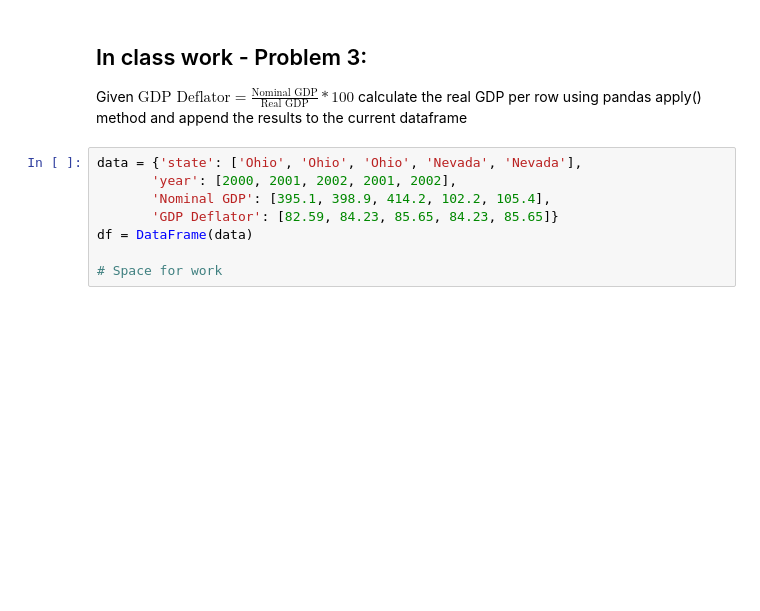
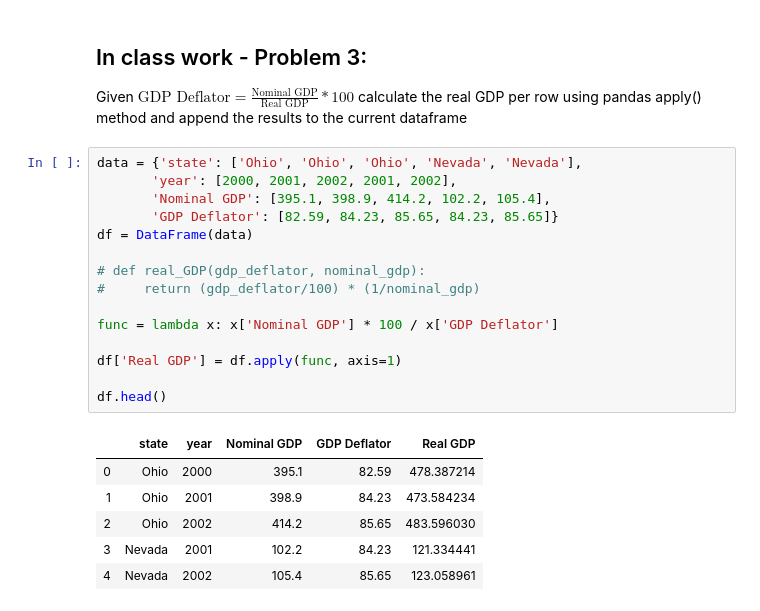
Before and after one commit to agerner19/agerner19.github.io, a Jupyter notebook: lectures/Pandas 01.ipynb, the cells around one changed output. Cells and saved outputs as stored; diff of their text form; blank space fills up the shorter version.

```diff
--- a/lectures/Pandas 01.ipynb
+++ b/lectures/Pandas 01.ipynb
@@ -425,8 +512,22 @@ using pandas apply() method and append the results to the current dataframe
 # %%
 data = {'state': ['Ohio', 'Ohio', 'Ohio', 'Nevada', 'Nevada'],
        'year': [2000, 2001, 2002, 2001, 2002],
        'Nominal GDP': [395.1, 398.9, 414.2, 102.2, 105.4],
        'GDP Deflator': [82.59, 84.23, 85.65, 84.23, 85.65]}
 df = DataFrame(data)
 
-# Space for work
+# def real_GDP(gdp_deflator, nominal_gdp):
+#     return (gdp_deflator/100) * (1/nominal_gdp)
+
+func = lambda x: x['Nominal GDP'] * 100 / x['GDP Deflator']
+
+df['Real GDP'] = df.apply(func, axis=1)
+
+df.head()
+# %% [output]
+|  | state | year | Nominal GDP | GDP Deflator | Real GDP |
+| 0 | Ohio | 2000 | 395.1 | 82.59 | 478.387214 |
+| 1 | Ohio | 2001 | 398.9 | 84.23 | 473.584234 |
+| 2 | Ohio | 2002 | 414.2 | 85.65 | 483.596030 |
+| 3 | Nevada | 2001 | 102.2 | 84.23 | 121.334441 |
+| 4 | Nevada | 2002 | 105.4 | 85.65 | 123.058961 |
```
Also changed, not shown: parts of 12 cells of this notebook, 49 other files.
